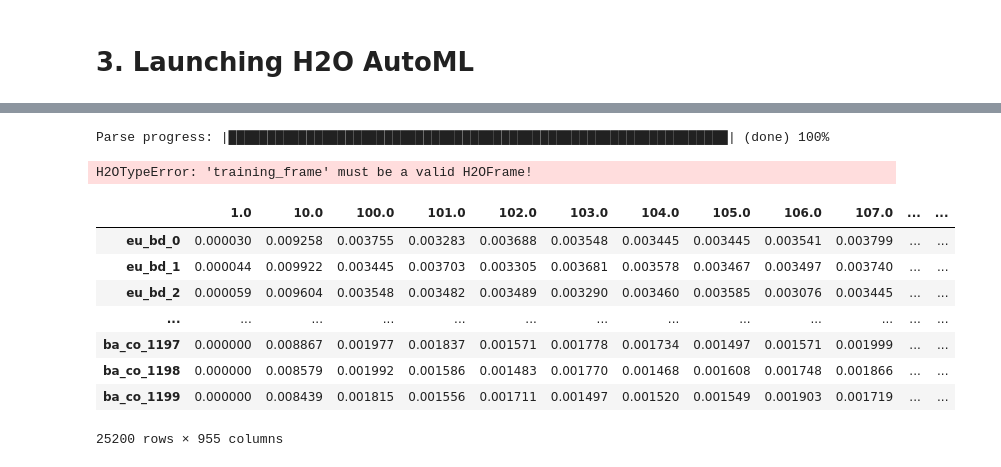
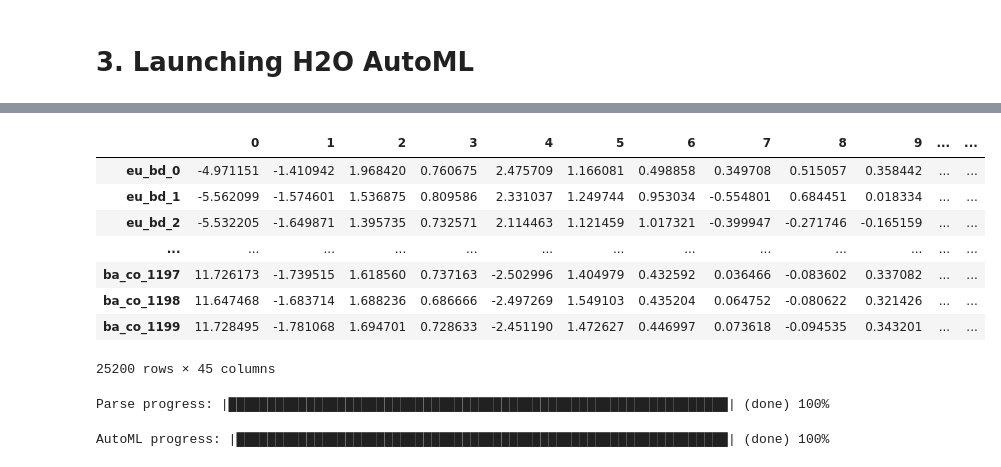
Before and after one commit to FelipeMFO/phd-data-wrangling, a Jupyter notebook: notebooks/modeling.ipynb, the cells around one changed output, grey strips where cells are left out. Saved outputs shown, nothing was run; the diff lists cells and outputs as text; code cells hidden in the pictures.

```diff
--- a/notebooks/modeling.ipynb
+++ b/notebooks/modeling.ipynb
@@ -85 +143,15 @@ df = df.drop(columns = ["-1.0", "-2.0"]).fillna(0)
+# %%
+df_to_train = pd.concat([df_pca.set_index(df.index), df.loc[:, df.columns == "has_bd"]], axis = 1)
+# %%
+df_to_train
+# %% [output]
+|  | 0 | 1 | 2 | 3 | 4 | 5 | 6 | 7 | 8 | 9 | ... | ... |
+| eu_bd_0 | -4.971151 | -1.410942 | 1.968420 | 0.760675 | 2.475709 | 1.166081 | 0.498858 | 0.349708 | 0.515057 | 0.358442 | ... | ... |
+| eu_bd_1 | -5.562099 | -1.574601 | 1.536875 | 0.809586 | 2.331037 | 1.249744 | 0.953034 | -0.554801 | 0.684451 | 0.018334 | ... | ... |
+| eu_bd_2 | -5.532205 | -1.649871 | 1.395735 | 0.732571 | 2.114463 | 1.121459 | 1.017321 | -0.399947 | -0.271746 | -0.165159 | ... | ... |
+| ... | ... | ... | ... | ... | ... | ... | ... | ... | ... | ... | ... | ... |
+| ba_co_1197 | 11.726173 | -1.739515 | 1.618560 | 0.737163 | -2.502996 | 1.404979 | 0.432592 | 0.036466 | -0.083602 | 0.337082 | ... | ... |
+| ba_co_1198 | 11.647468 | -1.683714 | 1.688236 | 0.686666 | -2.497269 | 1.549103 | 0.435204 | 0.064752 | -0.080622 | 0.321426 | ... | ... |
+| ba_co_1199 | 11.728495 | -1.781068 | 1.694701 | 0.728633 | -2.451190 | 1.472627 | 0.446997 | 0.073618 | -0.094535 | 0.343201 | ... | ... |
+25200 rows × 45 columns
 # %%
@@ -93,20 +165,8 @@ aml = modeling.training(
     features=list(split_dict["X"].columns),
     train= split_dict["X"],
     test= split_dict["test"],
-    maxmodels = 20,
+    maxmodels = 5,
     seed = 1
 )
 # %% [output]
-H2OTypeError: 'training_frame' must be a valid H2OFrame!
+AutoML progress: |███████████████████████████████████████████████████████████████| (done) 100%
-# %%
-df
-# %% [output]
-|  | 1.0 | 10.0 | 100.0 | 101.0 | 102.0 | 103.0 | 104.0 | 105.0 | 106.0 | 107.0 | ... | ... |
-| eu_bd_0 | 0.000030 | 0.009258 | 0.003755 | 0.003283 | 0.003688 | 0.003548 | 0.003445 | 0.003445 | 0.003541 | 0.003799 | ... | ... |
-| eu_bd_1 | 0.000044 | 0.009922 | 0.003445 | 0.003703 | 0.003305 | 0.003681 | 0.003578 | 0.003467 | 0.003497 | 0.003740 | ... | ... |
-| eu_bd_2 | 0.000059 | 0.009604 | 0.003548 | 0.003482 | 0.003489 | 0.003290 | 0.003460 | 0.003585 | 0.003076 | 0.003445 | ... | ... |
-| ... | ... | ... | ... | ... | ... | ... | ... | ... | ... | ... | ... | ... |
-| ba_co_1197 | 0.000000 | 0.008867 | 0.001977 | 0.001837 | 0.001571 | 0.001778 | 0.001734 | 0.001497 | 0.001571 | 0.001999 | ... | ... |
-| ba_co_1198 | 0.000000 | 0.008579 | 0.001992 | 0.001586 | 0.001483 | 0.001770 | 0.001468 | 0.001608 | 0.001748 | 0.001866 | ... | ... |
-| ba_co_1199 | 0.000000 | 0.008439 | 0.001815 | 0.001556 | 0.001711 | 0.001497 | 0.001520 | 0.001549 | 0.001903 | 0.001719 | ... | ... |
-25200 rows × 955 columns
```
Also changed, not shown: parts of 15 cells of this notebook, 2 other files.
